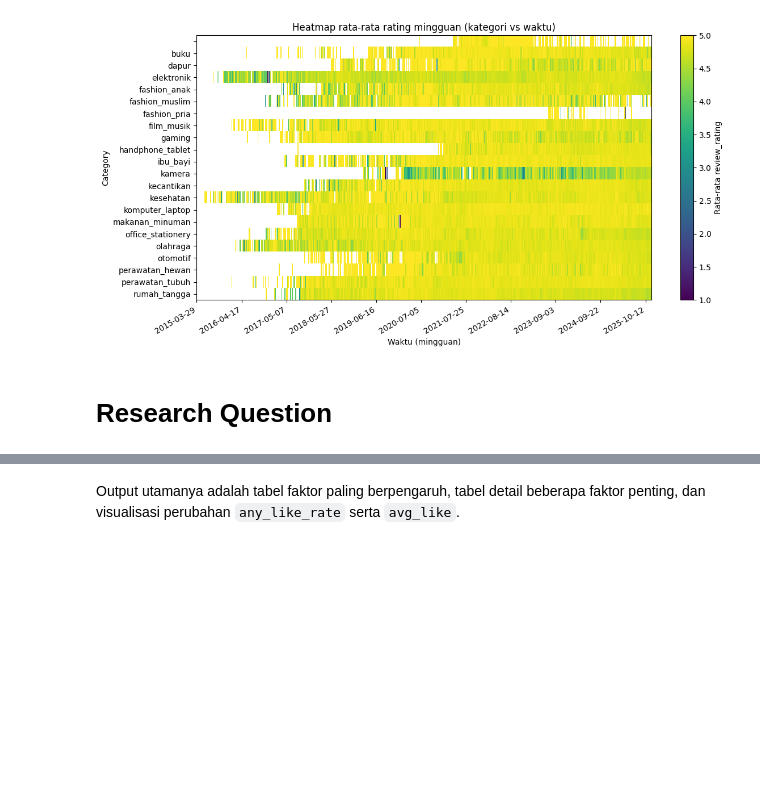
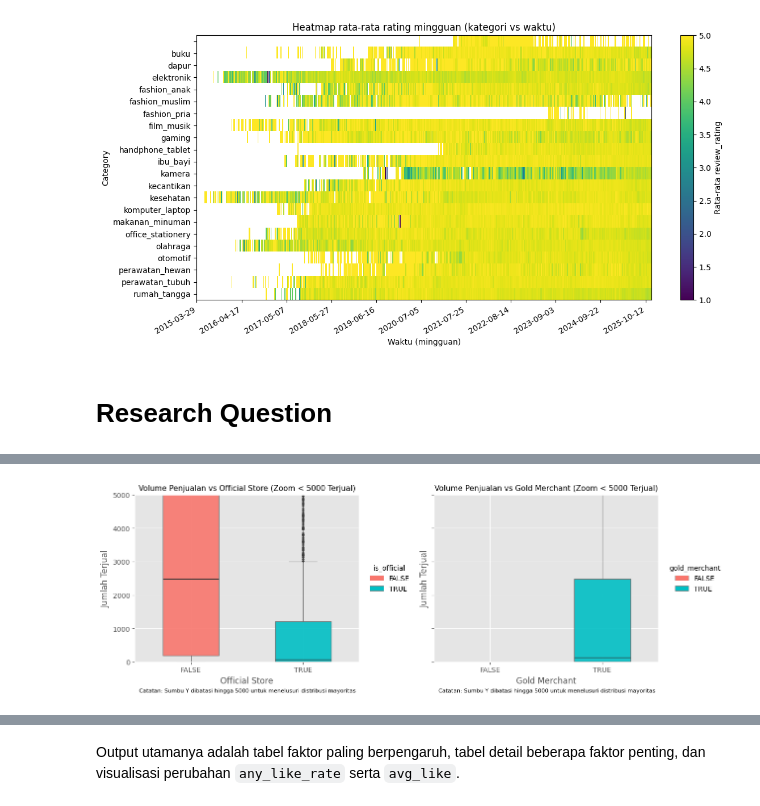
Before and after one commit to Noverdi/project-1-EVDA, a Jupyter notebook: tokopedia.ipynb, the cells around one changed output, grey strips where cells are left out. Cells and saved outputs as stored; diff of their text form; code cells hidden in the pictures; blank space fills up the shorter version.

```diff
--- a/tokopedia.ipynb
+++ b/tokopedia.ipynb
@@ -525,0 +545,89 @@ plt.show()
+# %%
+from matplotlib.patches import Patch
+
+df_store_sales = (
+    df_new_explode[["product_id", "count_sold", "is_official", "gold_merchant"]]
+    .drop_duplicates(subset=["product_id"])
+    .copy()
+)
+
+def to_flag(series):
+    if pd.api.types.is_numeric_dtype(series):
+        return pd.to_numeric(series, errors="coerce")
+    normalized = series.astype(str).str.strip().str.lower()
+    return normalized.map({"1": 1, "0": 0, "true": 1, "false": 0, "yes": 1, "no": 0})
+
+df_store_sales["count_sold"] = pd.to_numeric(df_store_sales["count_sold"], errors="coerce").clip(lower=0)
+df_store_sales["is_official"] = to_flag(df_store_sales["is_official"])
+df_store_sales["gold_merchant"] = to_flag(df_store_sales["gold_merchant"])
+
+plot_specs = [
+    ("is_official", "Volume Penjualan vs Official Store (Zoom < 5000 Terjual)", "Official Store", "is_official"),
+    ("gold_merchant", "Volume Penjualan vs Gold Merchant (Zoom < 5000 Terjual)", "Gold Merchant", "gold_merchant"),
+]
+colors = ["#F8766D", "#00BFC4"]
+
+if df_store_sales["count_sold"].dropna().empty:
+    print("Data penjualan produk tidak tersedia untuk divisualisasikan.")
+else:
+    with plt.style.context("ggplot"):
+        fig, axes = plt.subplots(1, 2, figsize=(14, 5), sharey=True)
+
+        for ax, (col, title, xlabel, legend_title) in zip(axes, plot_specs):
+            temp = df_store_sales[[col, "count_sold"]].dropna().copy()
+            groups = [
+                temp.loc[temp[col] == 0, "count_sold"].values,
+                temp.loc[temp[col] == 1, "count_sold"].values,
+            ]
+
+            if not any(len(group) for group in groups):
+                ax.text(0.5, 0.5, "Data tidak tersedia", ha="center", va="center", transform=ax.transAxes)
+                ax.set_title(title, fontsize=11)
+                ax.set_xlabel(xlabel)
+                continue
+
+            box = ax.boxplot(
+                groups,
+                positions=[0, 1],
+                widths=0.5,
+                patch_artist=True,
+                showfliers=True,
+                flierprops=dict(marker="o", markersize=2, markerfacecolor="#333333", markeredgecolor="#333333", alpha=0.8),
+                medianprops=dict(color="#333333", linewidth=1.0),
+                whiskerprops=dict(color="#6e6e6e", linewidth=0.8),
+                capprops=dict(color="#6e6e6e", linewidth=0.8),
+            )
+
+            for patch, color in zip(box["boxes"], colors):
+                patch.set_facecolor(color)
+                patch.set_edgecolor("#6e6e6e")
+                patch.set_alpha(0.9)
+
+            ax.set_xticks([0, 1])
+            ax.set_xticklabels(["FALSE", "TRUE"])
+            ax.set_title(title, fontsize=11)
+            ax.set_xlabel(xlabel)
+            ax.set_ylabel("Jumlah Terjual")
+            ax.set_ylim(0, 5000)
+            ax.legend(
+                handles=[
+                    Patch(facecolor=colors[0], edgecolor="#6e6e6e", label="FALSE"),
+                    Patch(facecolor=colors[1], edgecolor="#6e6e6e", label="TRUE"),
+                ],
+                title=legend_title,
+                loc="center left",
+                bbox_to_anchor=(1.02, 0.5),
+                frameon=False,
+            )
+            ax.text(
+                0.02,
+                -0.18,
+                "Catatan: Sumbu Y dibatasi hingga 5000 untuk menelusuri distribusi mayoritas",
+                transform=ax.transAxes,
+                fontsize=8,
+            )
+
+        plt.tight_layout(rect=[0, 0.08, 0.92, 1])
+        plt.show()
+# %% [output]
+[figure, added]
```
Also changed, not shown: parts of 25 cells of this notebook.
